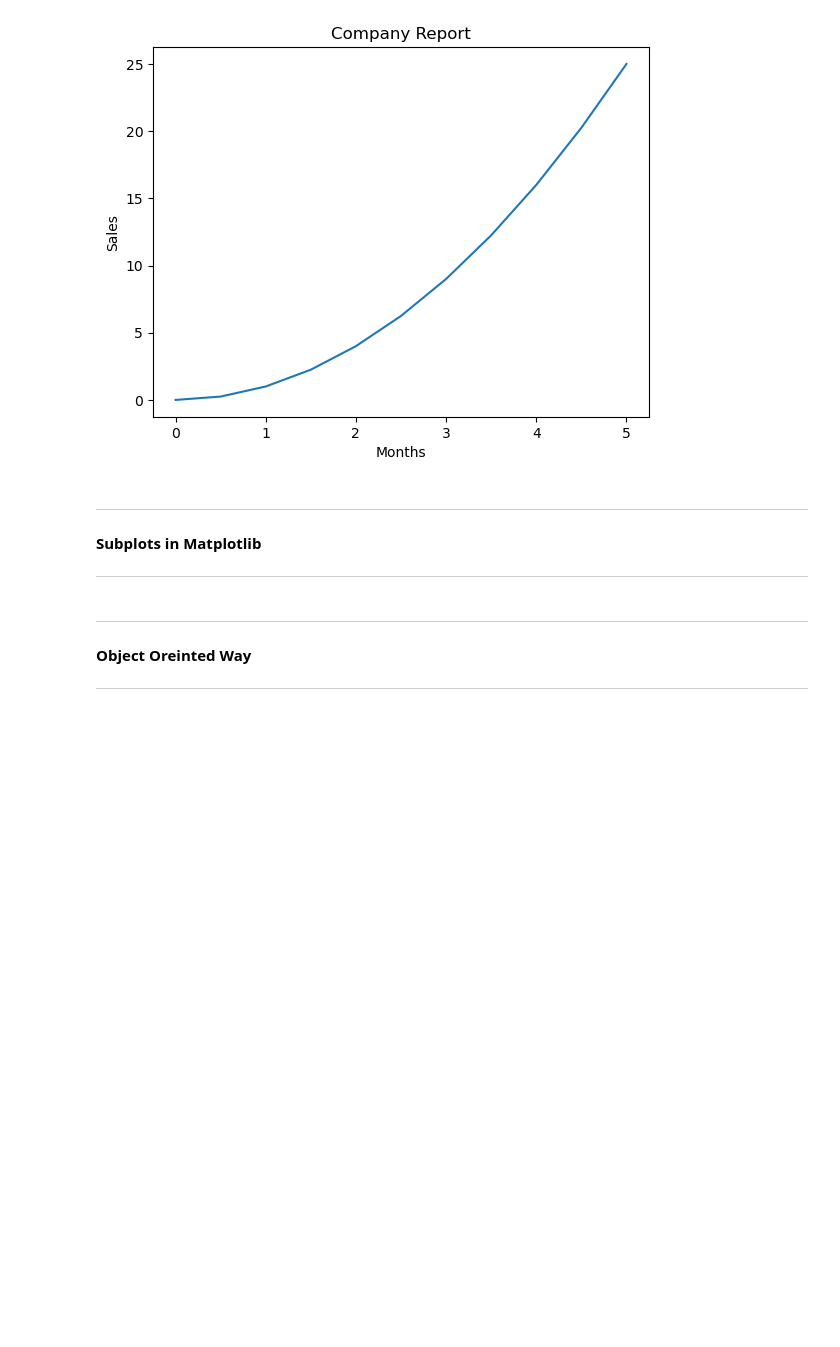
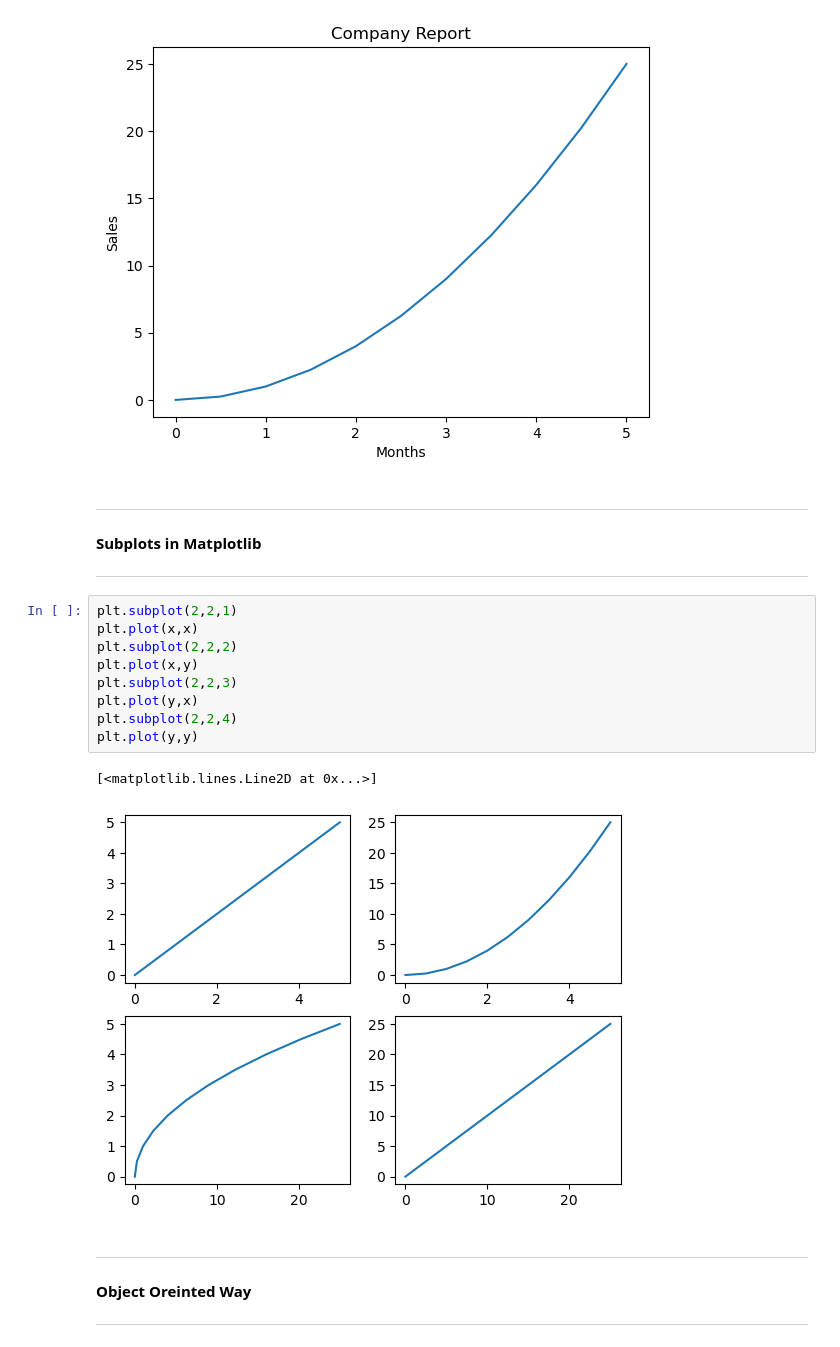
Before and after one commit to iamrohitkandpal/Python-Journey, a Jupyter notebook: Visualization/Matplotlib.ipynb, the cells around one changed output. Drawn from its saved outputs; the diff is of its cells as text; blank space fills up the shorter version.

Commit message:
Added Matplotlib learning all about visualization, plot, subplots and things related to that. Will continue further

```diff
--- a/Visualization/Matplotlib.ipynb
+++ b/Visualization/Matplotlib.ipynb
@@ -24,6 +24,18 @@ Text(0, 0.5, 'Sales')
 ********************
 **Subplots in Matplotlib**
 ***********************
+# %%
+plt.subplot(2,2,1)
+plt.plot(x,x)
+plt.subplot(2,2,2)
+plt.plot(x,y)
+plt.subplot(2,2,3)
+plt.plot(y,x)
+plt.subplot(2,2,4)
+plt.plot(y,y)
+# %% [output]
+[<matplotlib.lines.Line2D at 0x...>]
+[figure, added]
 # %% [markdown]
 ****************************
 **Object Oreinted Way**
```
